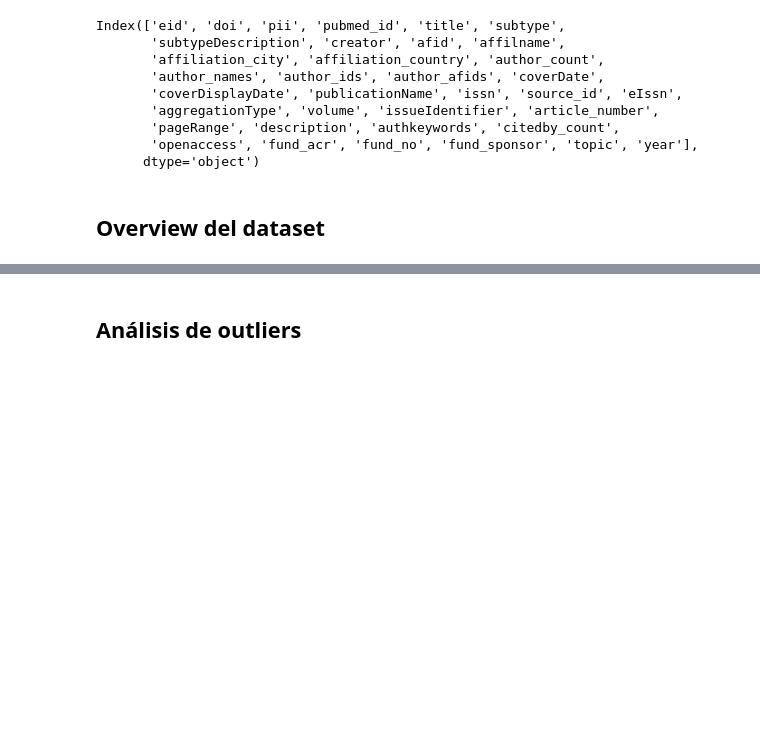
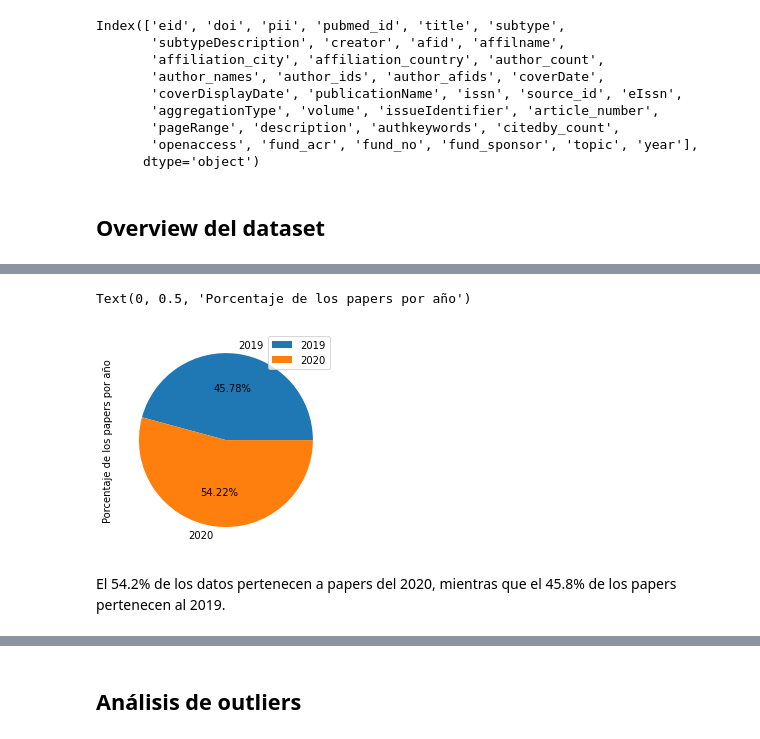
Before and after one commit to epulla/ProyectoCienciaDatos, a Jupyter notebook: AnalisisExploratorio.ipynb, the cells around one changed output, grey strips where cells are left out. Drawn from its saved outputs; the diff is of its cells as text; code cells hidden in the pictures; blank space fills up the shorter version.

Commit message:
Overviews y Visualizaciones agregados, Mapa agregados con conclusiones

```diff
--- a/AnalisisExploratorio.ipynb
+++ b/AnalisisExploratorio.ipynb
@@ -72,3 +73,11 @@ df[['doi','title','subtype','subtypeDescription','creator','affilname','affiliat
 | 2 | 10.1093/poq/nfz050 | Erratum: The polls-trends: Americ... | er | Erratum | Krause N.M. | NaN | NaN | ... |
 | 3 | 10.22478/ufpb.1809-4783.2019v29n4... | Open access in question: New agen... | re | Review | Appel A.L. | Instituto Brasileiro de Informaca... | Brasilia;Rio de Janeiro | ... |
 | 4 | 10.22478/ufpb.1809-4783.2019v29n4... | Interdisciplinarity in data scien... | ar | Article | Pinto V.A. | Universidade FUMEC;Universidade d... | Belo Horizonte;Sao Paulo;Koblenz ... | ... |
+# %%
+(df[["title", "year"]].groupby("year").count() / len(df) * 100).plot.pie(autopct="%.2f%%", subplots=True)
+plt.ylabel("Porcentaje de los papers por año")
+# %% [output]
+Text(0, 0.5, 'Porcentaje de los papers por año')
+[figure, added]
+# %% [markdown]
+El 54.2% de los datos pertenecen a papers del 2020, mientras que el 45.8% de los papers pertenecen al 2019.
```
Also changed, not shown: parts of 19 cells of this notebook.
